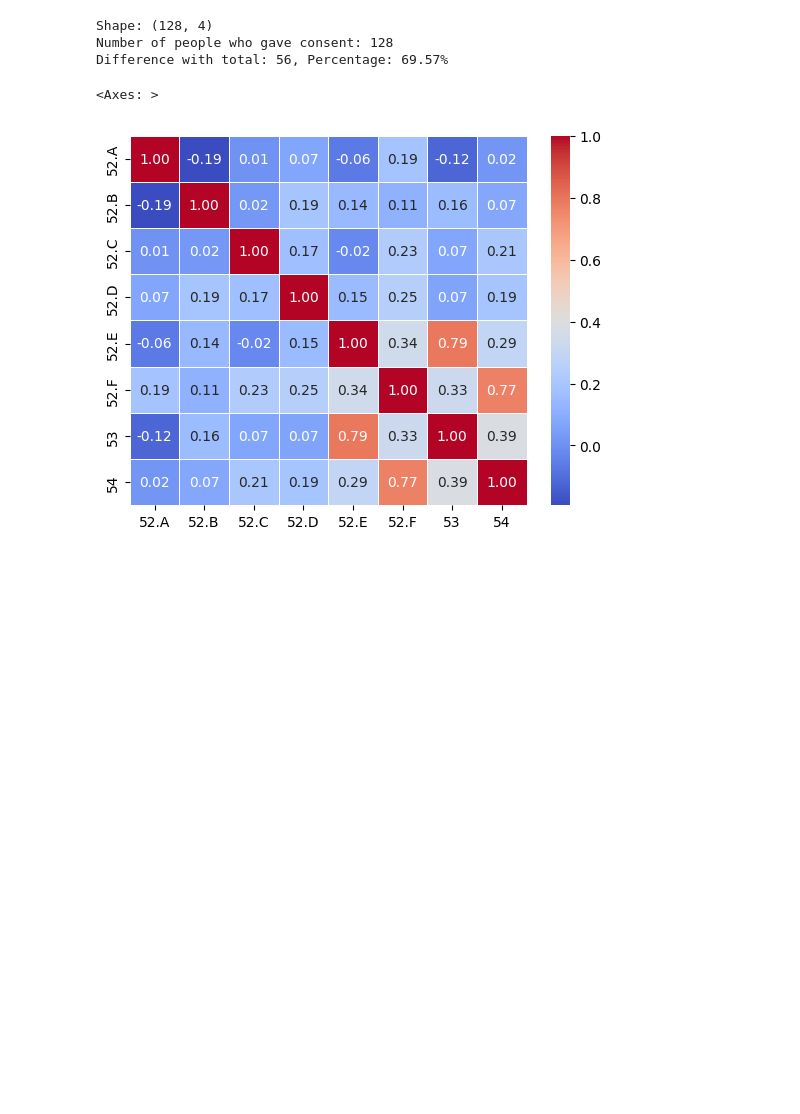
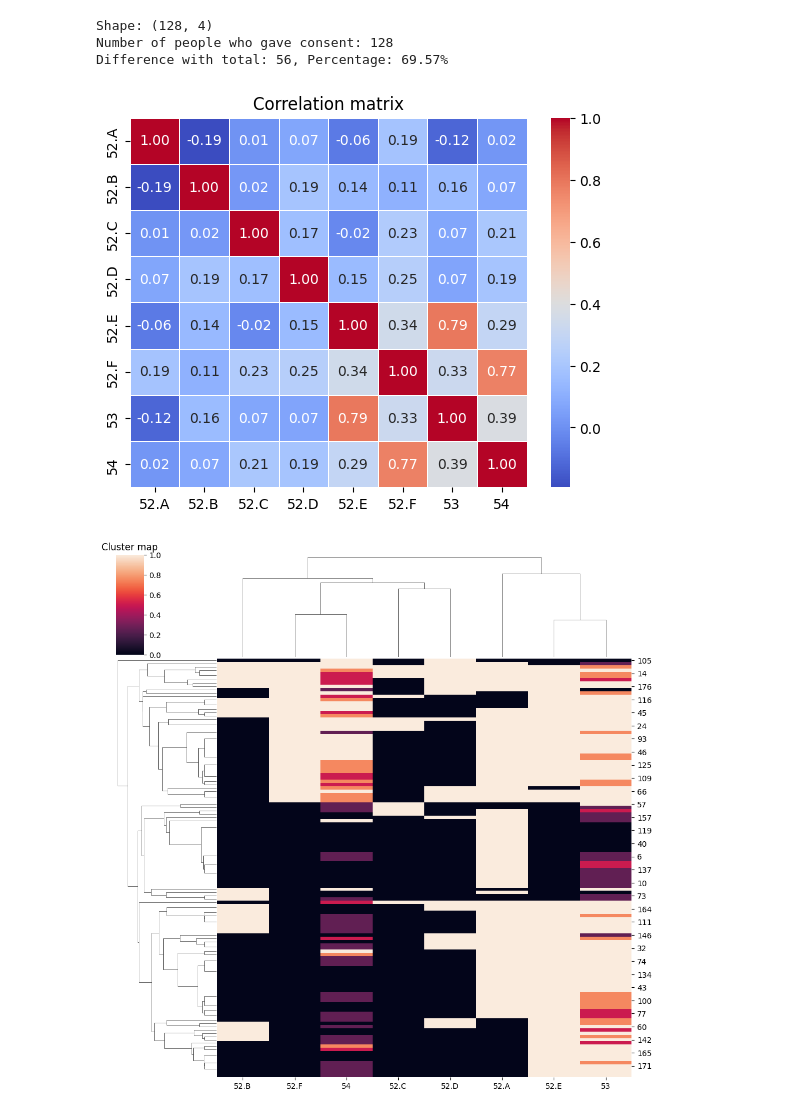
Before and after one commit to Hakan-Erol/bachelor-thesis, a Jupyter notebook: Thesis_code-Copy1.ipynb, the cells around one changed output. Drawn from its saved outputs; the diff is of its cells as text; code cells hidden in the pictures; blank space fills up the shorter version.

```diff
--- a/Thesis_code-Copy1.ipynb
+++ b/Thesis_code-Copy1.ipynb
@@ -54,10 +54,3 @@ df = Code.preprocess.translate(df)
 Shape: (128, 4)
 Number of people who gave consent: 128
 Difference with total: 56, Percentage: 69.57%
-# %%
-# Correlation
-corr = df.corr()
-sns.heatmap(corr,annot=True, cmap="coolwarm", fmt=".2f", linewidths=0.5)
-# %% [output]
-<Axes: >
-[figure, removed]
@@ -71 +57,7 @@ sns.clustermap(survey_answers_learning_strategies)
+# %%
+# Visualize data
+Code.plots.corr_cluster(df)
+# %% [output]
+[figure, added]
+[figure, added]
 # %%
```
Also changed, not shown: parts of 27 cells of this notebook, 2 other files.
